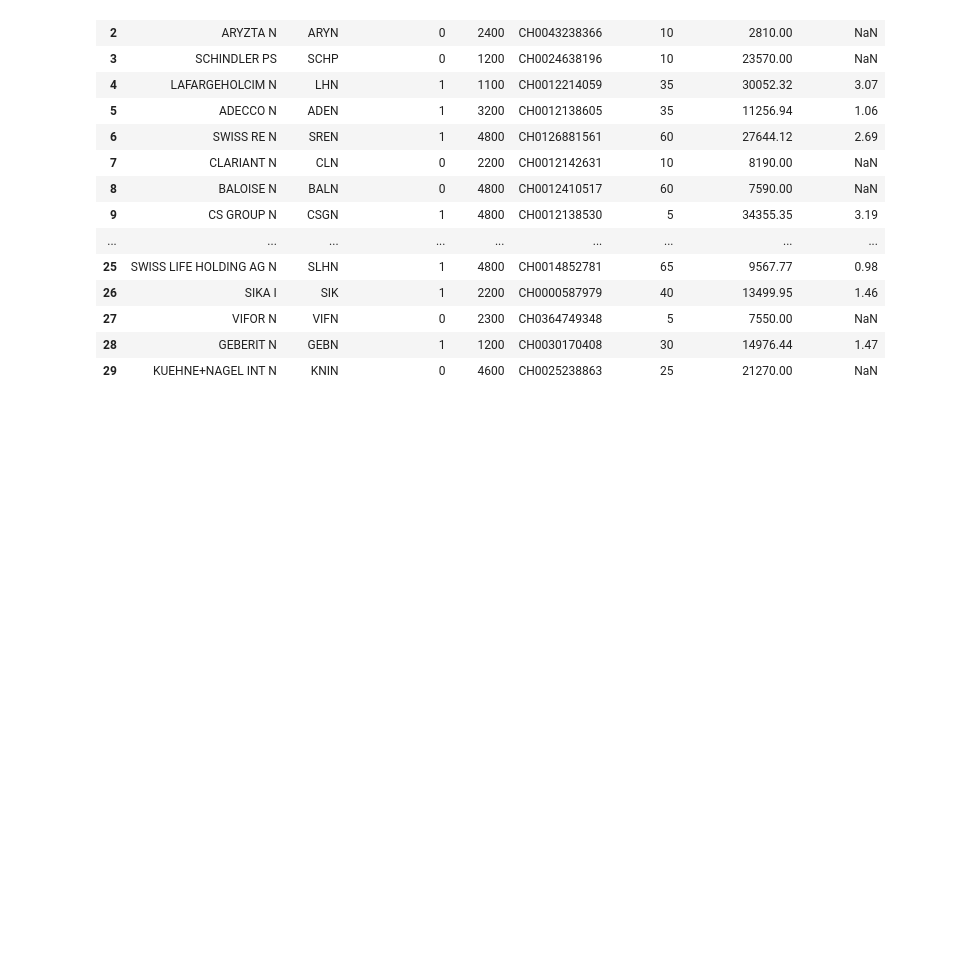
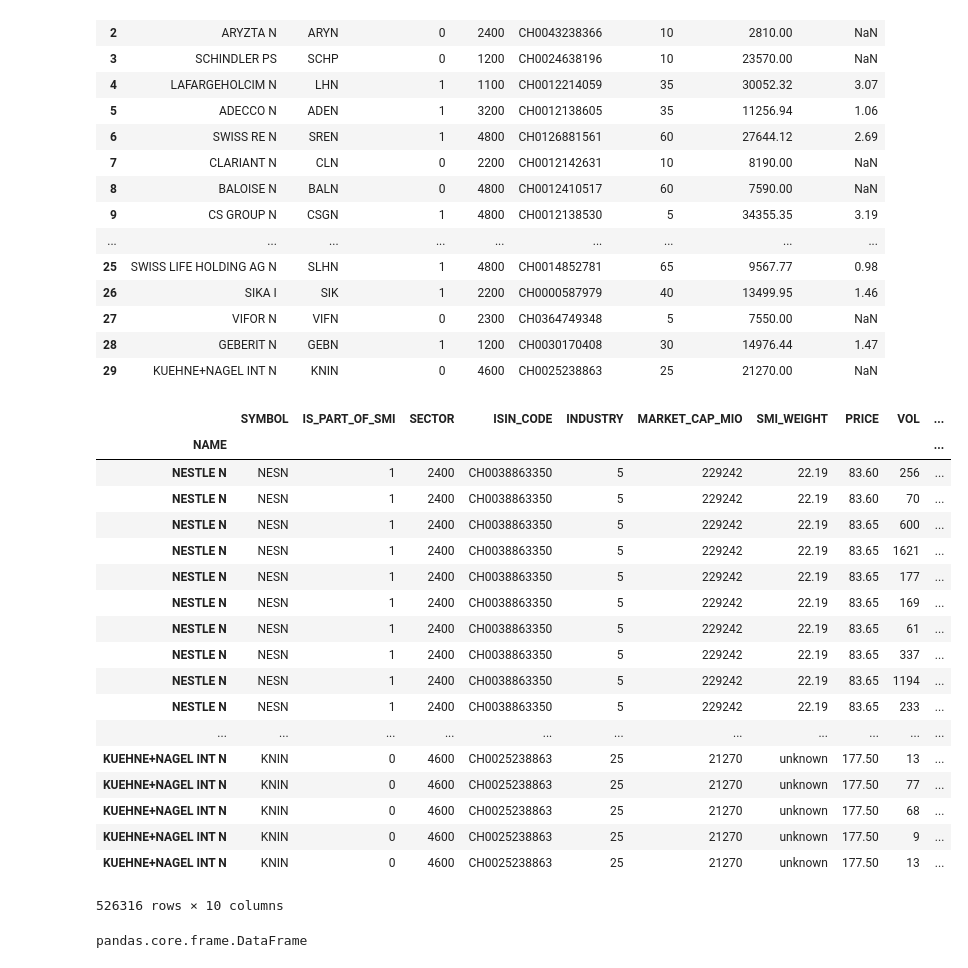
Before and after one commit to claasifier/lauzhacks_swissquote_lucas_claas, a Jupyter notebook: Untitled.ipynb, the cells around one changed output. Saved outputs shown, nothing was run; the diff lists cells and outputs as text; code cells hidden in the pictures; blank space fills up the shorter version.

Commit message:
NaN replaced with unknown

```diff
--- a/Untitled.ipynb
+++ b/Untitled.ipynb
@@ -60,6 +60,28 @@ Dimensions of the Sector Dataset(129, 3)
 # %%
 #Combining the Data into dictionaries
 
 mess = pd.merge(companies, prices, on='ISIN_CODE', how='outer')
-
+mess.fillna(value='unknown',inplace=True)
 mess.to_csv('companies_prices.csv')
+df = mess.set_index('NAME')
+df
+# %% [output]
+|  | SYMBOL | IS_PART_OF_SMI | SECTOR | ISIN_CODE | INDUSTRY | MARKET_CAP_MIO | SMI_WEIGHT | PRICE | VOL | ... |
+| NAME |  |  |  |  |  |  |  |  |  | ... |
+| NESTLE N | NESN | 1 | 2400 | CH0038863350 | 5 | 229242 | 22.19 | 83.60 | 256 | ... |
+| NESTLE N | NESN | 1 | 2400 | CH0038863350 | 5 | 229242 | 22.19 | 83.60 | 70 | ... |
+| NESTLE N | NESN | 1 | 2400 | CH0038863350 | 5 | 229242 | 22.19 | 83.65 | 600 | ... |
+| NESTLE N | NESN | 1 | 2400 | CH0038863350 | 5 | 229242 | 22.19 | 83.65 | 1621 | ... |
+| NESTLE N | NESN | 1 | 2400 | CH0038863350 | 5 | 229242 | 22.19 | 83.65 | 177 | ... |
+| NESTLE N | NESN | 1 | 2400 | CH0038863350 | 5 | 229242 | 22.19 | 83.65 | 169 | ... |
+| NESTLE N | NESN | 1 | 2400 | CH0038863350 | 5 | 229242 | 22.19 | 83.65 | 61 | ... |
+| NESTLE N | NESN | 1 | 2400 | CH0038863350 | 5 | 229242 | 22.19 | 83.65 | 337 | ... |
+| NESTLE N | NESN | 1 | 2400 | CH0038863350 | 5 | 229242 | 22.19 | 83.65 | 1194 | ... |
+| NESTLE N | NESN | 1 | 2400 | CH0038863350 | 5 | 229242 | 22.19 | 83.65 | 233 | ... |
+| ... | ... | ... | ... | ... | ... | ... | ... | ... | ... | ... |
+| KUEHNE+NAGEL INT N | KNIN | 0 | 4600 | CH0025238863 | 25 | 21270 | unknown | 177.50 | 13 | ... |
+| KUEHNE+NAGEL INT N | KNIN | 0 | 4600 | CH0025238863 | 25 | 21270 | unknown | 177.50 | 77 | ... |
+| KUEHNE+NAGEL INT N | KNIN | 0 | 4600 | CH0025238863 | 25 | 21270 | unknown | 177.50 | 68 | ... |
+| KUEHNE+NAGEL INT N | KNIN | 0 | 4600 | CH0025238863 | 25 | 21270 | unknown | 177.50 | 9 | ... |
+| KUEHNE+NAGEL INT N | KNIN | 0 | 4600 | CH0025238863 | 25 | 21270 | unknown | 177.50 | 13 | ... |
+526316 rows × 10 columns
@@ -65,0 +90,5 @@ mess.to_csv('companies_prices.csv')
+# %%
+for i in df.index.unique()
+    df_split[i].to_csv(x)
+# %% [output]
+pandas.core.frame.DataFrame
```
Also changed, not shown: parts of 1 cell of this notebook, 1 other file.
